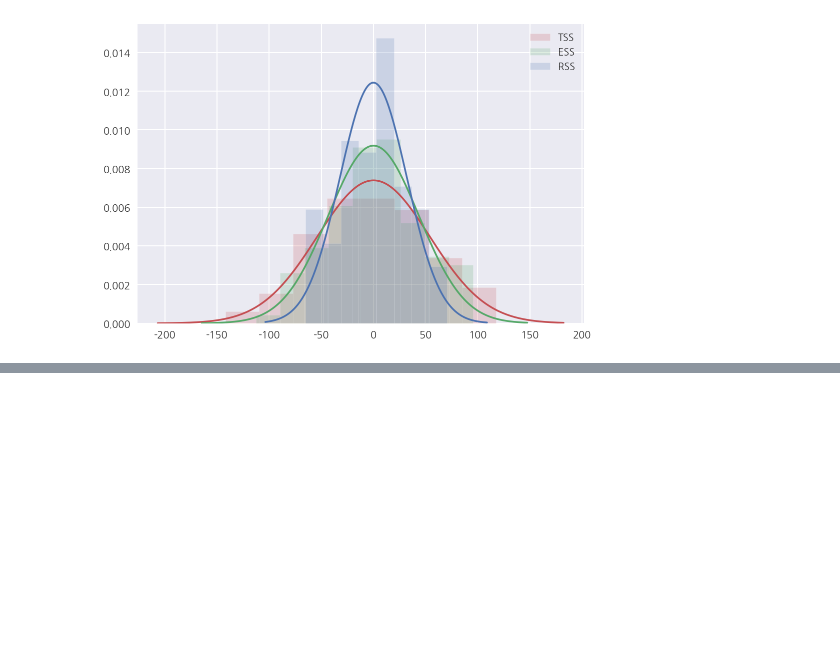
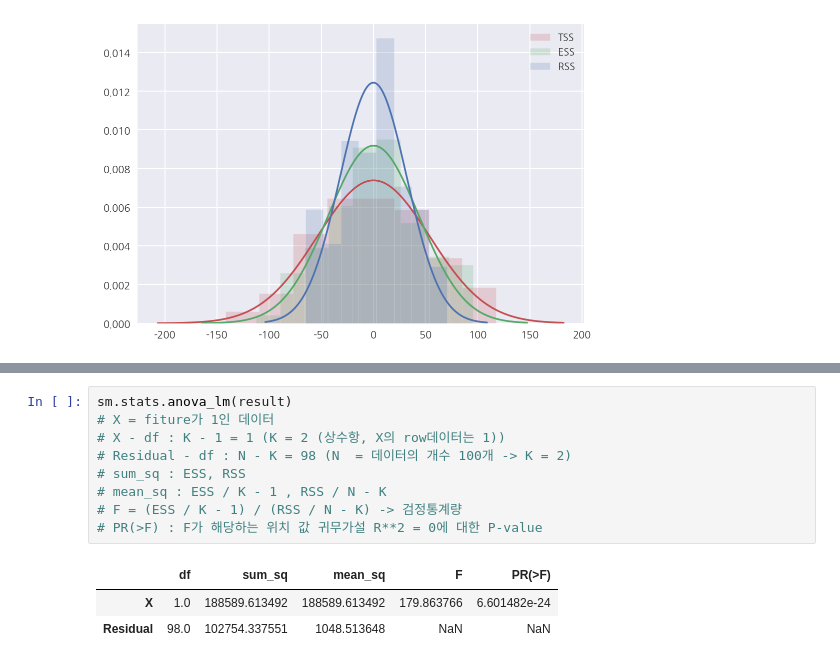
Before and after one commit to whguswls58/TIL, a Jupyter notebook: math/200514_math_16.ipynb, the cells around one changed output, grey strips where cells are left out. Drawn from its saved outputs; the diff is of its cells as text; blank space fills up the shorter version.

Commit message:
feat: practiced ANOVA table

```diff
--- a/math/200514_math_16.ipynb
+++ b/math/200514_math_16.ipynb
@@ -376,0 +383,13 @@ plt.show()
+# %%
+sm.stats.anova_lm(result)
+# X = fiture가 1인 데이터
+# X - df : K - 1 = 1 (K = 2 (상수항, X의 row데이터는 1))
+# Residual - df : N - K = 98 (N  = 데이터의 개수 100개 -> K = 2)
+# sum_sq : ESS, RSS
+# mean_sq : ESS / K - 1 , RSS / N - K
+# F = (ESS / K - 1) / (RSS / N - K) -> 검정통계량
+# PR(>F) : F가 해당하는 위치 값 귀무가설 R**2 = 0에 대한 P-value
+# %% [output]
+|  | df | sum_sq | mean_sq | F | PR(>F) |
+| X | 1.0 | 188589.613492 | 188589.613492 | 179.863766 | 6.601482e-24 |
+| Residual | 98.0 | 102754.337551 | 1048.513648 | NaN | NaN |
```
Also changed, not shown: parts of 2 cells of this notebook.
